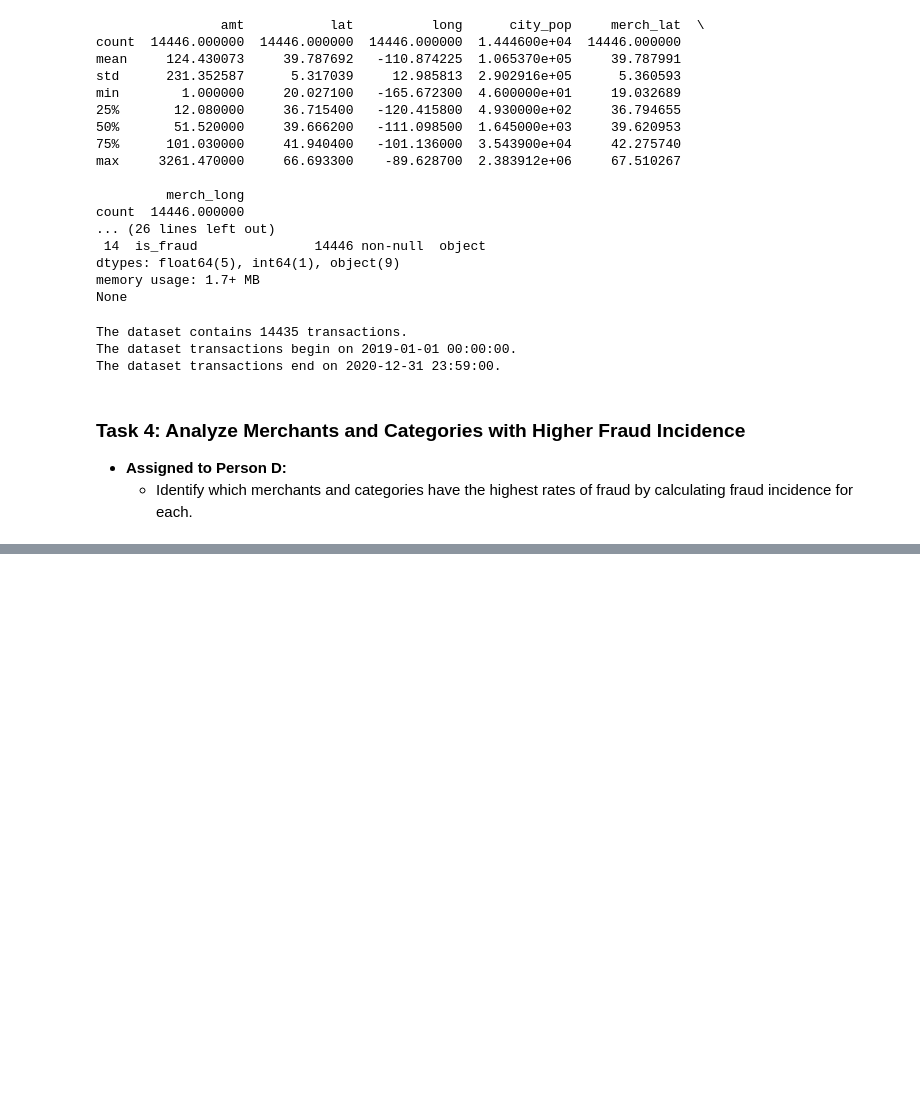
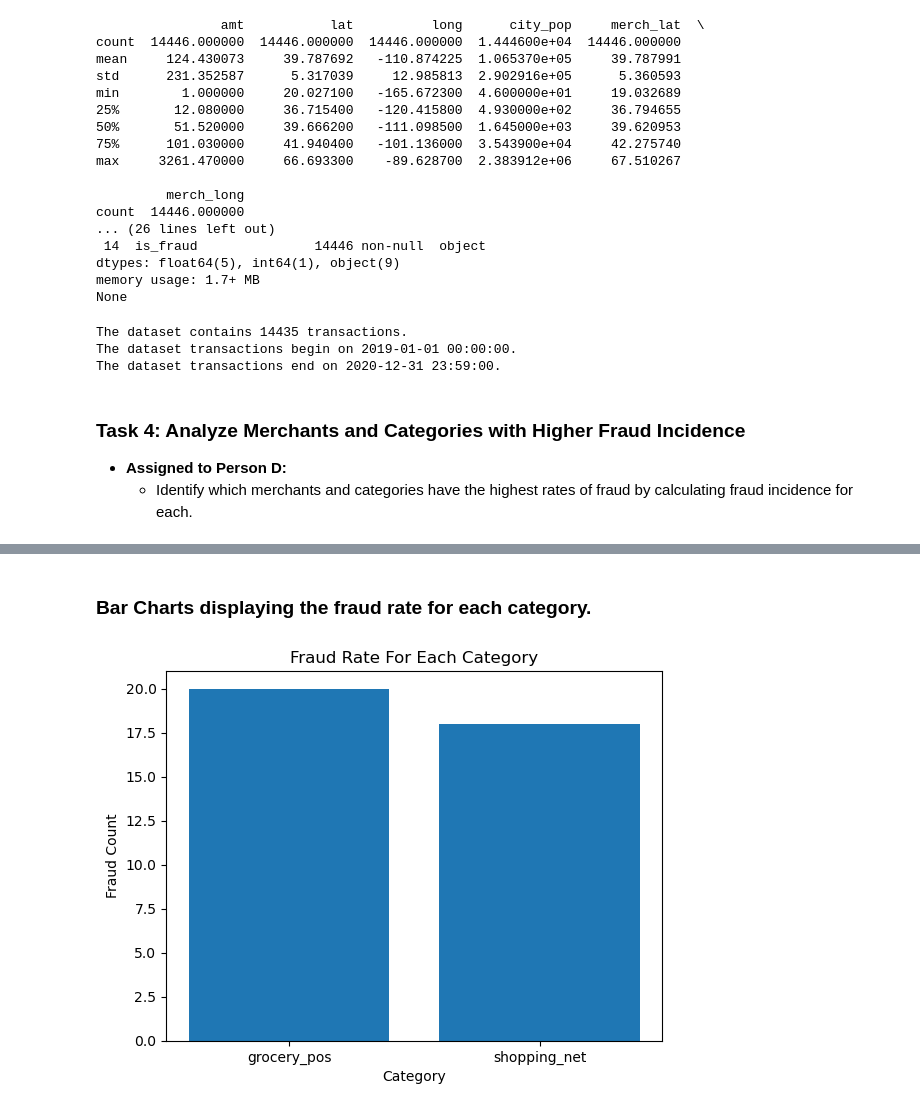
Before and after one commit to LackOfWitness/west-us-credit-card-fraud, a Jupyter notebook: Credit_Card_Fraud_Analysis-Team3-/credit_card_fraud_analysis.ipynb, the cells around one changed output, grey strips where cells are left out. Cells and saved outputs as stored; diff of their text form; code cells hidden in the pictures; blank space fills up the shorter version.

```diff
--- a/Credit_Card_Fraud_Analysis-Team3-/credit_card_fraud_analysis.ipynb
+++ b/Credit_Card_Fraud_Analysis-Team3-/credit_card_fraud_analysis.ipynb
@@ -124,0 +131,16 @@ sorted_merchant_fraud_df.head(10)
+# %% [markdown]
+### Bar Charts displaying the fraud rate for each category.
+# %%
+
+
+plt.bar(merchant_fraud_df['Category'], merchant_fraud_df['Fraud Count'])
+
+# Optionally add labels and title
+plt.xlabel('Category')
+plt.ylabel('Fraud Count')
+plt.title('Fraud Rate For Each Category')
+
+# Show the plot
+plt.show()
+# %% [output]
+[figure, added]
```
Also changed, not shown: parts of 3 cells of this notebook, 1 other file.
